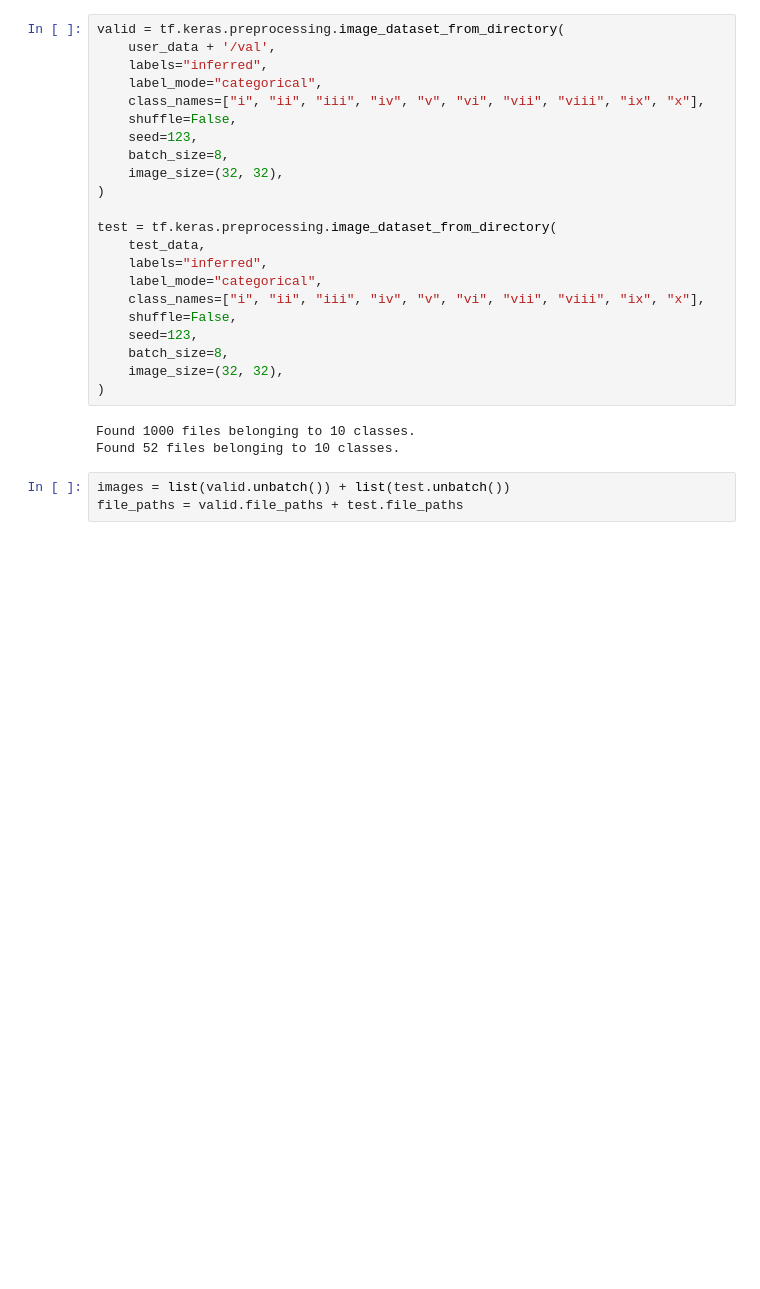
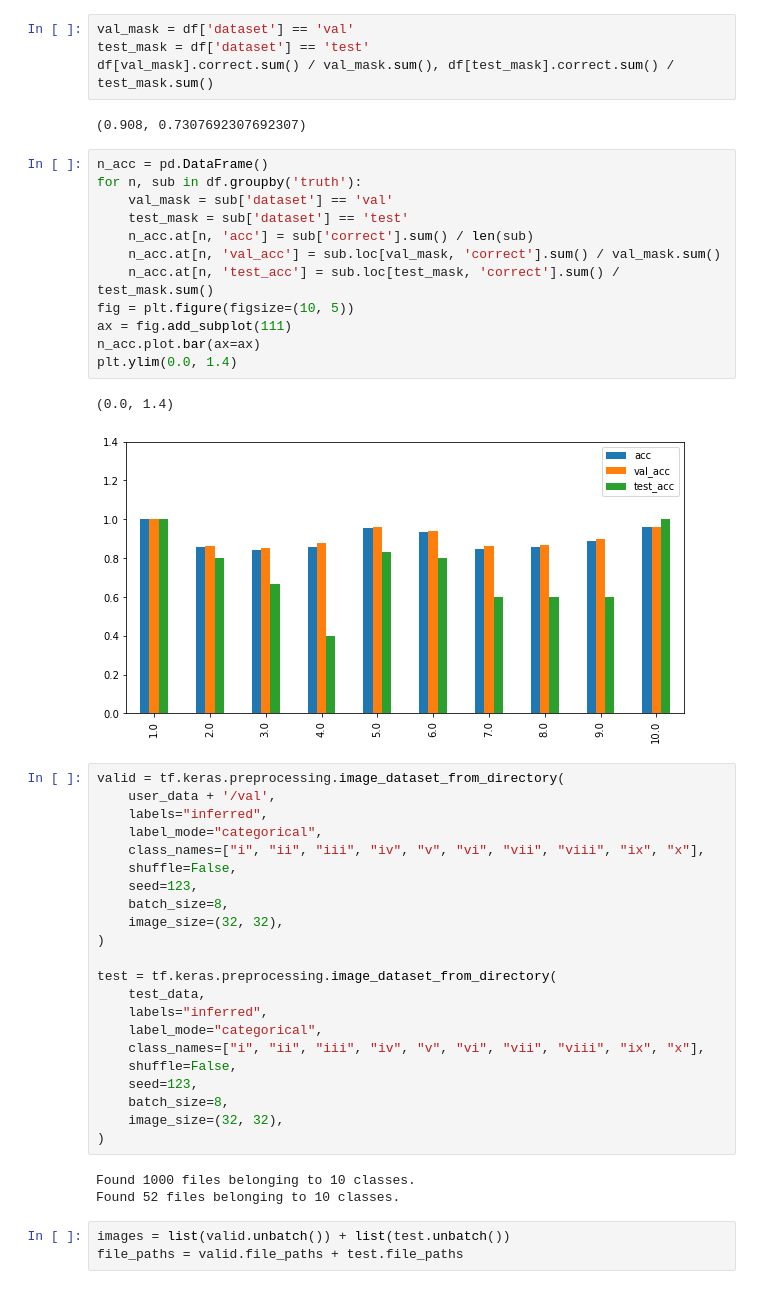
Before and after one commit to grantbuster/dcai, a Jupyter notebook: error_analysis.ipynb, the cells around one changed output. Saved outputs shown, nothing was run; the diff lists cells and outputs as text; blank space fills up the shorter version.

```diff
--- a/error_analysis.ipynb
+++ b/error_analysis.ipynb
@@ -10,3 +29,24 @@ df = pd.read_csv('./predictions.csv')
+# %%
+val_mask = df['dataset'] == 'val'
+test_mask = df['dataset'] == 'test'
+df[val_mask].correct.sum() / val_mask.sum(), df[test_mask].correct.sum() / test_mask.sum()
+# %% [output]
+(0.908, 0.7307692307692307)
+# %%
+n_acc = pd.DataFrame()
+for n, sub in df.groupby('truth'):
+    val_mask = sub['dataset'] == 'val'
+    test_mask = sub['dataset'] == 'test'
+    n_acc.at[n, 'acc'] = sub['correct'].sum() / len(sub)
+    n_acc.at[n, 'val_acc'] = sub.loc[val_mask, 'correct'].sum() / val_mask.sum()
+    n_acc.at[n, 'test_acc'] = sub.loc[test_mask, 'correct'].sum() / test_mask.sum()
+fig = plt.figure(figsize=(10, 5))
+ax = fig.add_subplot(111)
+n_acc.plot.bar(ax=ax)
+plt.ylim(0.0, 1.4)
+# %% [output]
+(0.0, 1.4)
+[figure, added]
 # %%
 valid = tf.keras.preprocessing.image_dataset_from_directory(
     user_data + '/val',
```
Also changed, not shown: parts of 4 cells of this notebook.
